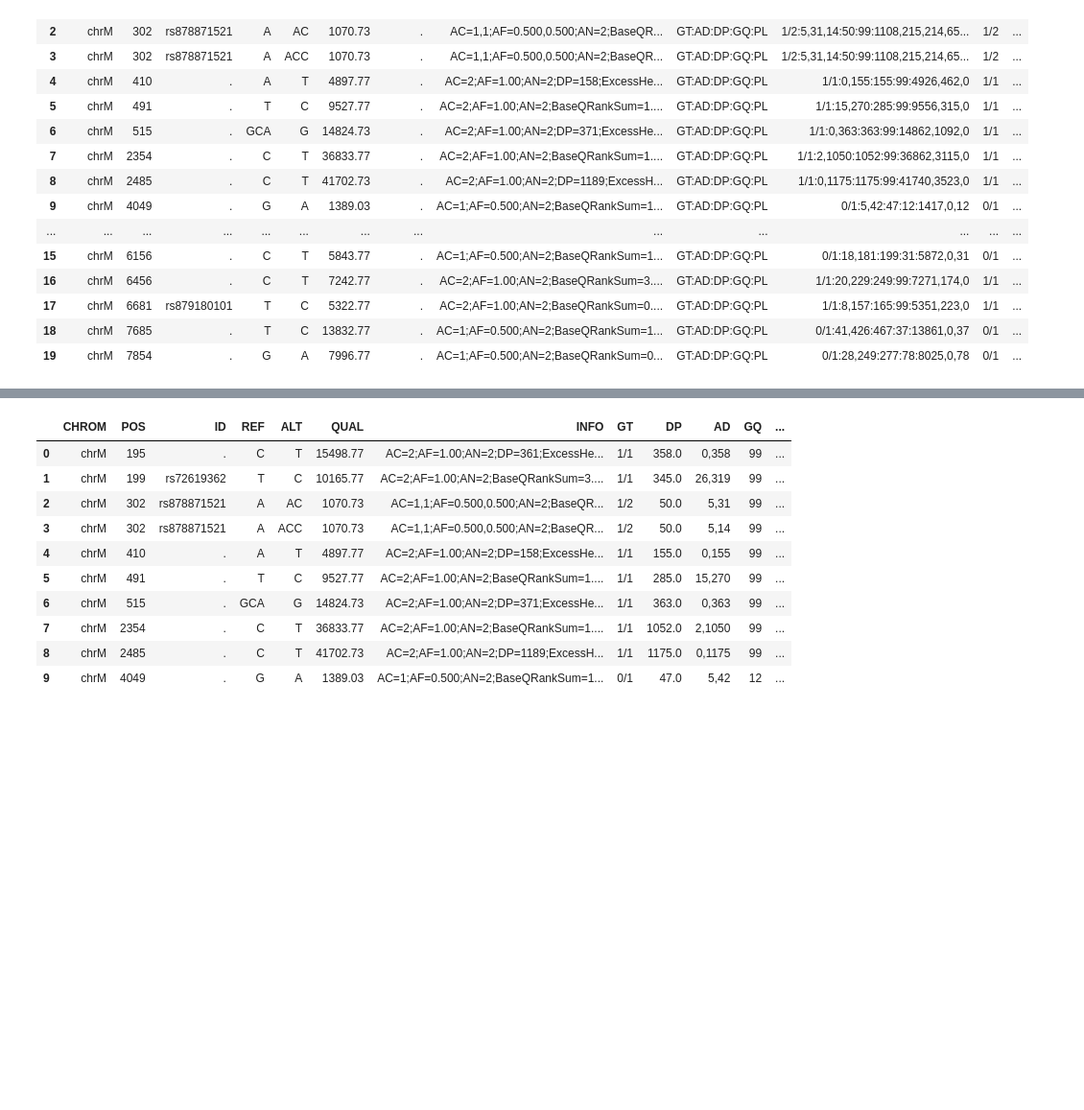
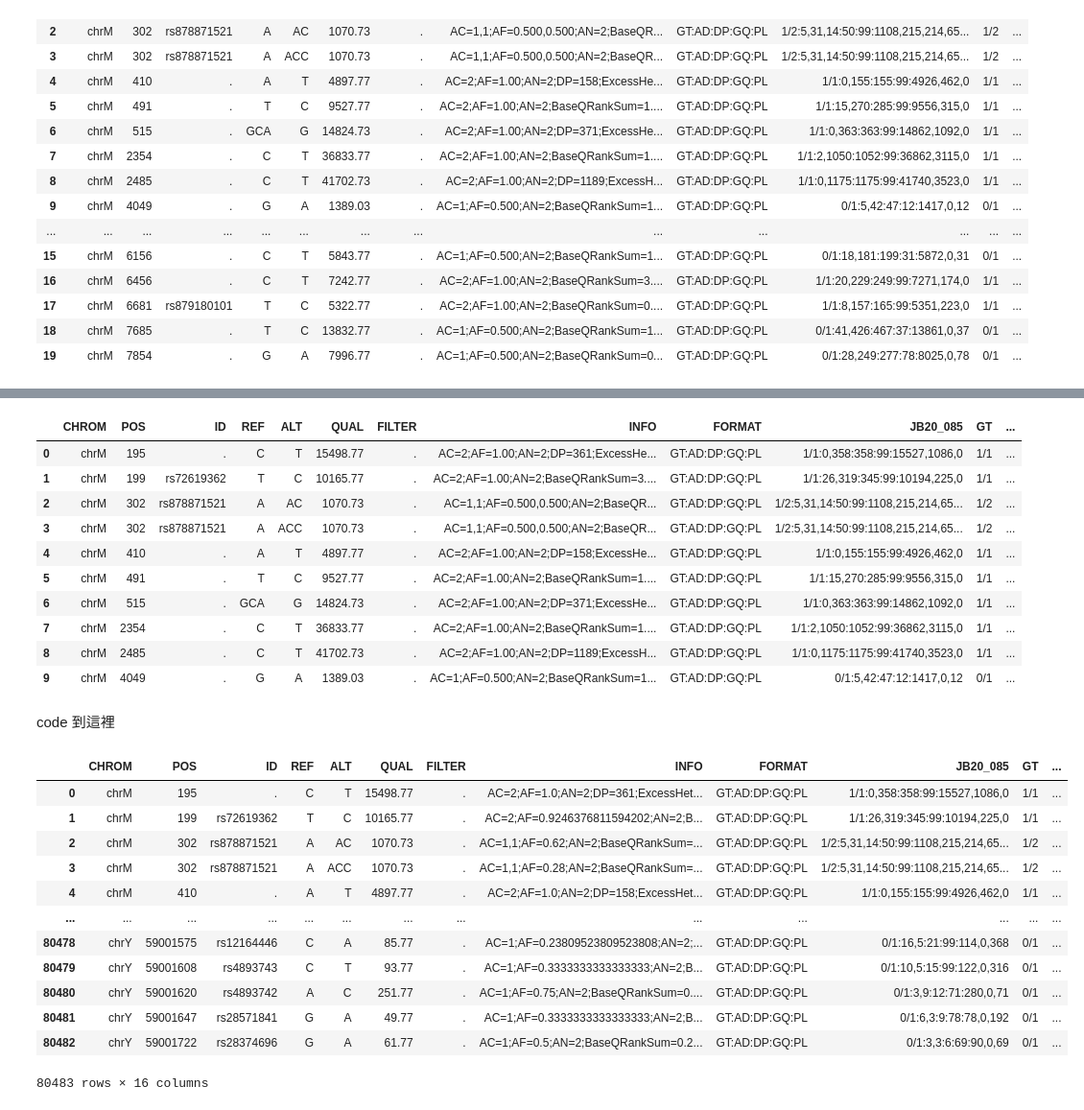
Before and after one commit to hsinhuibiga/predicting_biological_response, a Jupyter notebook: JB20_085_DM.ipynb, the cells around one changed output, grey strips where cells are left out. Shown at 96% size. Saved outputs shown, nothing was run; the diff lists cells and outputs as text; code cells hidden in the pictures; blank space fills up the shorter version.

```diff
--- a/JB20_085_DM.ipynb
+++ b/JB20_085_DM.ipynb
@@ -122,10 +122,6 @@ df.head(20)
 # %%
 df=df.drop(['AD_first'],axis=1)
 df=df.drop(['AD_sec'],axis=1)
-# %%
-df=df.drop(['FORMAT'],axis=1)
-df=df.drop(['JB20_085'],axis=1)
-df=df.drop(['FILTER'],axis=1)
 # %%
 df.head(10)
 # %% [output]
@@ -143,16 +139,38 @@ df.head(10)
 # %%
-df=df.reindex(columns=['CHROM','POS','ID','REF','ALT','QUAL','INFO','GT','DP','AD','GQ','PL','AF'])
+df=df.reindex(columns=['CHROM','POS','ID','REF','ALT','QUAL','FILTER','INFO','FORMAT','JB20_085','GT','DP','AD','GQ','PL','AF'])
 # %%
 df.head(10)
 # %% [output]
-|  | CHROM | POS | ID | REF | ALT | QUAL | INFO | GT | DP | AD | GQ | ... |
-| 0 | chrM | 195 | . | C | T | 15498.77 | AC=2;AF=1.00;AN=2;DP=361;ExcessHe... | 1/1 | 358.0 | 0,358 | 99 | ... |
-| 1 | chrM | 199 | rs72619362 | T | C | 10165.77 | AC=2;AF=1.00;AN=2;BaseQRankSum=3.... | 1/1 | 345.0 | 26,319 | 99 | ... |
-| 2 | chrM | 302 | rs878871521 | A | AC | 1070.73 | AC=1,1;AF=0.500,0.500;AN=2;BaseQR... | 1/2 | 50.0 | 5,31 | 99 | ... |
-| 3 | chrM | 302 | rs878871521 | A | ACC | 1070.73 | AC=1,1;AF=0.500,0.500;AN=2;BaseQR... | 1/2 | 50.0 | 5,14 | 99 | ... |
-| 4 | chrM | 410 | . | A | T | 4897.77 | AC=2;AF=1.00;AN=2;DP=158;ExcessHe... | 1/1 | 155.0 | 0,155 | 99 | ... |
-| 5 | chrM | 491 | . | T | C | 9527.77 | AC=2;AF=1.00;AN=2;BaseQRankSum=1.... | 1/1 | 285.0 | 15,270 | 99 | ... |
-| 6 | chrM | 515 | . | GCA | G | 14824.73 | AC=2;AF=1.00;AN=2;DP=371;ExcessHe... | 1/1 | 363.0 | 0,363 | 99 | ... |
-| 7 | chrM | 2354 | . | C | T | 36833.77 | AC=2;AF=1.00;AN=2;BaseQRankSum=1.... | 1/1 | 1052.0 | 2,1050 | 99 | ... |
-| 8 | chrM | 2485 | . | C | T | 41702.73 | AC=2;AF=1.00;AN=2;DP=1189;ExcessH... | 1/1 | 1175.0 | 0,1175 | 99 | ... |
-| 9 | chrM | 4049 | . | G | A | 1389.03 | AC=1;AF=0.500;AN=2;BaseQRankSum=1... | 0/1 | 47.0 | 5,42 | 12 | ... |
+|  | CHROM | POS | ID | REF | ALT | QUAL | FILTER | INFO | FORMAT | JB20_085 | GT | ... |
+| 0 | chrM | 195 | . | C | T | 15498.77 | . | AC=2;AF=1.00;AN=2;DP=361;ExcessHe... | GT:AD:DP:GQ:PL | 1/1:0,358:358:99:15527,1086,0 | 1/1 | ... |
+| 1 | chrM | 199 | rs72619362 | T | C | 10165.77 | . | AC=2;AF=1.00;AN=2;BaseQRankSum=3.... | GT:AD:DP:GQ:PL | 1/1:26,319:345:99:10194,225,0 | 1/1 | ... |
+| 2 | chrM | 302 | rs878871521 | A | AC | 1070.73 | . | AC=1,1;AF=0.500,0.500;AN=2;BaseQR... | GT:AD:DP:GQ:PL | 1/2:5,31,14:50:99:1108,215,214,65... | 1/2 | ... |
+| 3 | chrM | 302 | rs878871521 | A | ACC | 1070.73 | . | AC=1,1;AF=0.500,0.500;AN=2;BaseQR... | GT:AD:DP:GQ:PL | 1/2:5,31,14:50:99:1108,215,214,65... | 1/2 | ... |
+| 4 | chrM | 410 | . | A | T | 4897.77 | . | AC=2;AF=1.00;AN=2;DP=158;ExcessHe... | GT:AD:DP:GQ:PL | 1/1:0,155:155:99:4926,462,0 | 1/1 | ... |
+| 5 | chrM | 491 | . | T | C | 9527.77 | . | AC=2;AF=1.00;AN=2;BaseQRankSum=1.... | GT:AD:DP:GQ:PL | 1/1:15,270:285:99:9556,315,0 | 1/1 | ... |
+| 6 | chrM | 515 | . | GCA | G | 14824.73 | . | AC=2;AF=1.00;AN=2;DP=371;ExcessHe... | GT:AD:DP:GQ:PL | 1/1:0,363:363:99:14862,1092,0 | 1/1 | ... |
+| 7 | chrM | 2354 | . | C | T | 36833.77 | . | AC=2;AF=1.00;AN=2;BaseQRankSum=1.... | GT:AD:DP:GQ:PL | 1/1:2,1050:1052:99:36862,3115,0 | 1/1 | ... |
+| 8 | chrM | 2485 | . | C | T | 41702.73 | . | AC=2;AF=1.00;AN=2;DP=1189;ExcessH... | GT:AD:DP:GQ:PL | 1/1:0,1175:1175:99:41740,3523,0 | 1/1 | ... |
+| 9 | chrM | 4049 | . | G | A | 1389.03 | . | AC=1;AF=0.500;AN=2;BaseQRankSum=1... | GT:AD:DP:GQ:PL | 0/1:5,42:47:12:1417,0,12 | 0/1 | ... |
+# %% [markdown]
+code 到這裡
+# %%
+df = df.astype(str)
+# %%
+df['INFO'] = df.INFO.str.split('AF=').str[0] + 'AF='+ df['AF'] +';'+ df.INFO.str.split('AF=').str[1].str.split(';').str[1:].str.join(';') # The last bit
+# %%
+df
+# %% [output]
+|  | CHROM | POS | ID | REF | ALT | QUAL | FILTER | INFO | FORMAT | JB20_085 | GT | ... |
+| 0 | chrM | 195 | . | C | T | 15498.77 | . | AC=2;AF=1.0;AN=2;DP=361;ExcessHet... | GT:AD:DP:GQ:PL | 1/1:0,358:358:99:15527,1086,0 | 1/1 | ... |
+| 1 | chrM | 199 | rs72619362 | T | C | 10165.77 | . | AC=2;AF=0.9246376811594202;AN=2;B... | GT:AD:DP:GQ:PL | 1/1:26,319:345:99:10194,225,0 | 1/1 | ... |
+| 2 | chrM | 302 | rs878871521 | A | AC | 1070.73 | . | AC=1,1;AF=0.62;AN=2;BaseQRankSum=... | GT:AD:DP:GQ:PL | 1/2:5,31,14:50:99:1108,215,214,65... | 1/2 | ... |
+| 3 | chrM | 302 | rs878871521 | A | ACC | 1070.73 | . | AC=1,1;AF=0.28;AN=2;BaseQRankSum=... | GT:AD:DP:GQ:PL | 1/2:5,31,14:50:99:1108,215,214,65... | 1/2 | ... |
+| 4 | chrM | 410 | . | A | T | 4897.77 | . | AC=2;AF=1.0;AN=2;DP=158;ExcessHet... | GT:AD:DP:GQ:PL | 1/1:0,155:155:99:4926,462,0 | 1/1 | ... |
+| ... | ... | ... | ... | ... | ... | ... | ... | ... | ... | ... | ... | ... |
+| 80478 | chrY | 59001575 | rs12164446 | C | A | 85.77 | . | AC=1;AF=0.23809523809523808;AN=2;... | GT:AD:DP:GQ:PL | 0/1:16,5:21:99:114,0,368 | 0/1 | ... |
+| 80479 | chrY | 59001608 | rs4893743 | C | T | 93.77 | . | AC=1;AF=0.3333333333333333;AN=2;B... | GT:AD:DP:GQ:PL | 0/1:10,5:15:99:122,0,316 | 0/1 | ... |
+| 80480 | chrY | 59001620 | rs4893742 | A | C | 251.77 | . | AC=1;AF=0.75;AN=2;BaseQRankSum=0.... | GT:AD:DP:GQ:PL | 0/1:3,9:12:71:280,0,71 | 0/1 | ... |
+| 80481 | chrY | 59001647 | rs28571841 | G | A | 49.77 | . | AC=1;AF=0.3333333333333333;AN=2;B... | GT:AD:DP:GQ:PL | 0/1:6,3:9:78:78,0,192 | 0/1 | ... |
+| 80482 | chrY | 59001722 | rs28374696 | G | A | 61.77 | . | AC=1;AF=0.5;AN=2;BaseQRankSum=0.2... | GT:AD:DP:GQ:PL | 0/1:3,3:6:69:90,0,69 | 0/1 | ... |
+80483 rows × 16 columns
```
Also changed, not shown: parts of 7 cells of this notebook.
